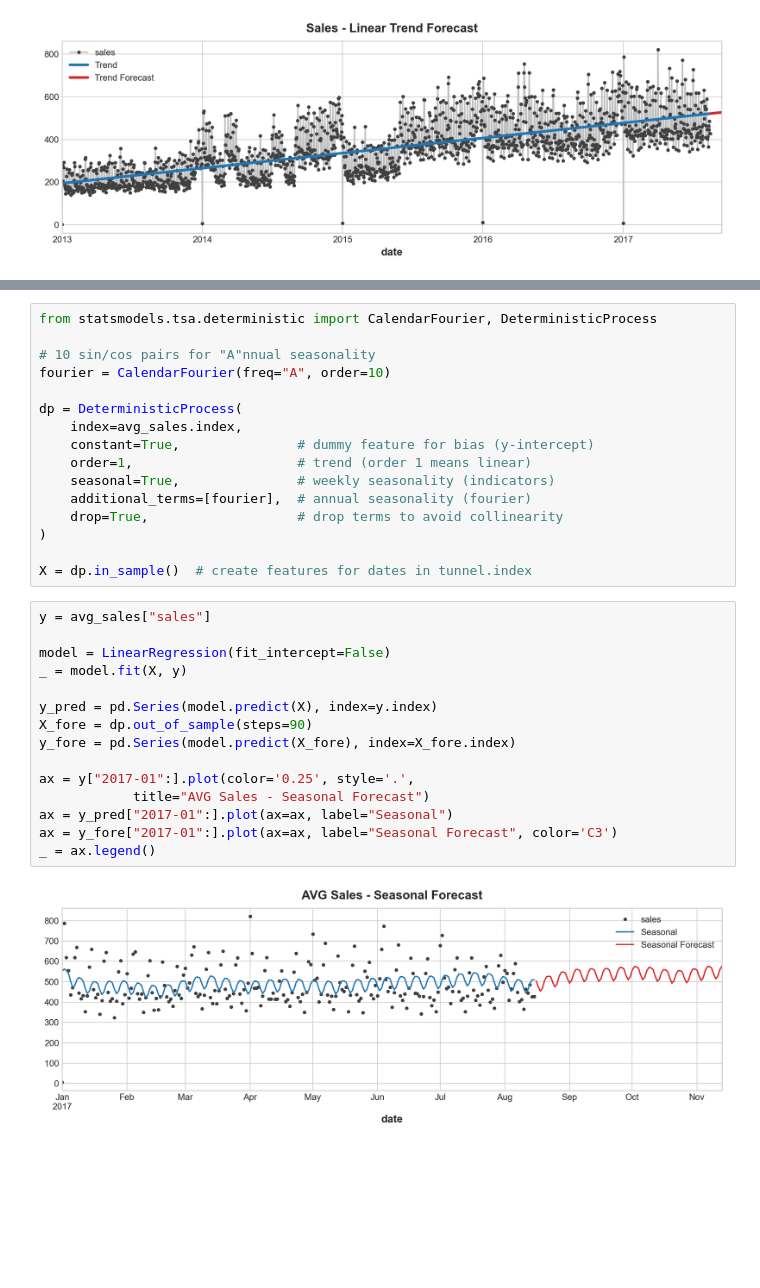
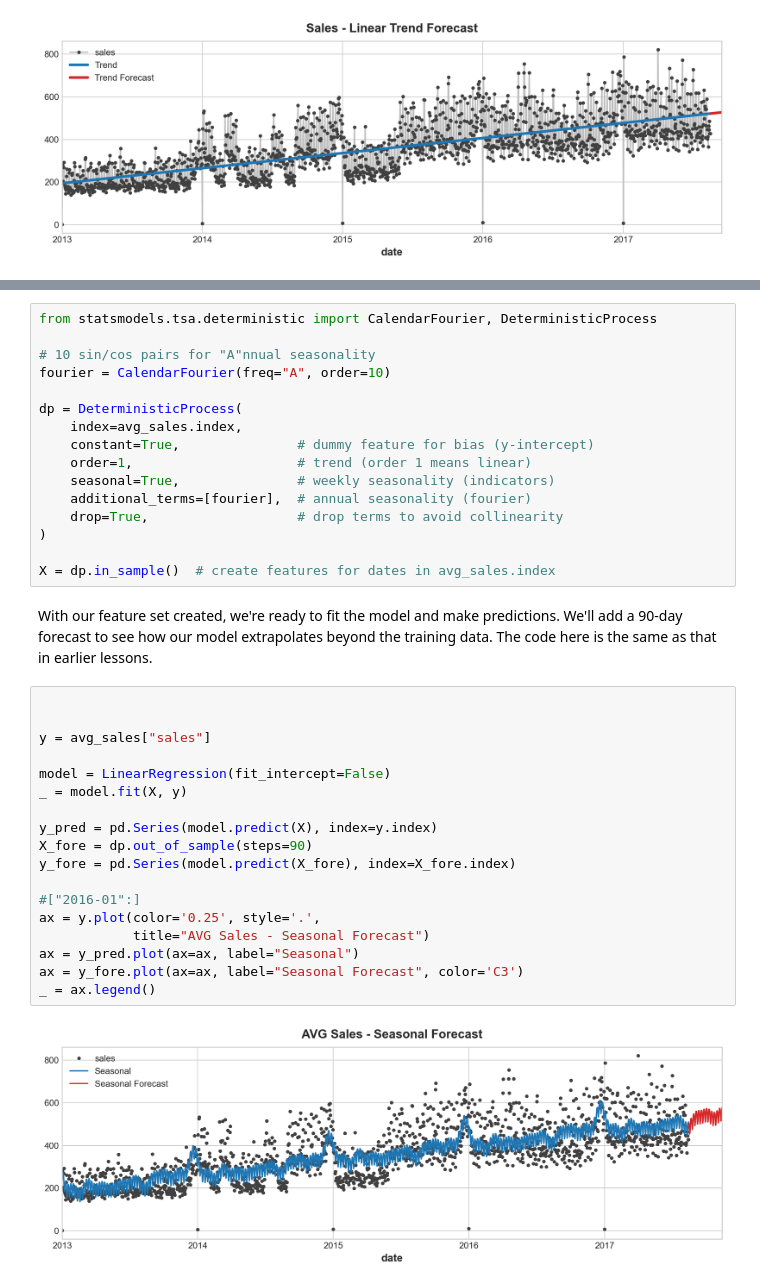
Before and after one commit to rohovskoi/store_sales_supervised_ml, a Jupyter notebook: store_sales_test.ipynb, the cells around one changed output, grey strips where cells are left out. Drawn from its saved outputs; the diff is of its cells as text; blank space fills up the shorter version.

```diff
--- a/store_sales_test.ipynb
+++ b/store_sales_test.ipynb
@@ -349,21 +379,26 @@ dp = DeterministicProcess(
     drop=True,                   # drop terms to avoid collinearity
 )
 
-X = dp.in_sample()  # create features for dates in tunnel.index
+X = dp.in_sample()  # create features for dates in avg_sales.index
+# %% [markdown]
+With our feature set created, we're ready to fit the model and make predictions. We'll add a 90-day forecast to see how our model extrapolates beyond the training data. The code here is the same as that in earlier lessons.
 # %%
+
+
 y = avg_sales["sales"]
 
 model = LinearRegression(fit_intercept=False)
 _ = model.fit(X, y)
 
 y_pred = pd.Series(model.predict(X), index=y.index)
 X_fore = dp.out_of_sample(steps=90)
 y_fore = pd.Series(model.predict(X_fore), index=X_fore.index)
 
-ax = y["2017-01":].plot(color='0.25', style='.',
+#["2016-01":]
+ax = y.plot(color='0.25', style='.',
             title="AVG Sales - Seasonal Forecast")
-ax = y_pred["2017-01":].plot(ax=ax, label="Seasonal")
-ax = y_fore["2017-01":].plot(ax=ax, label="Seasonal Forecast", color='C3')
+ax = y_pred.plot(ax=ax, label="Seasonal")
+ax = y_fore.plot(ax=ax, label="Seasonal Forecast", color='C3')
 _ = ax.legend()
 # %% [output]
-[figure, old version]
+[figure, new version]
```
Also changed, not shown: parts of 15 cells of this notebook.
